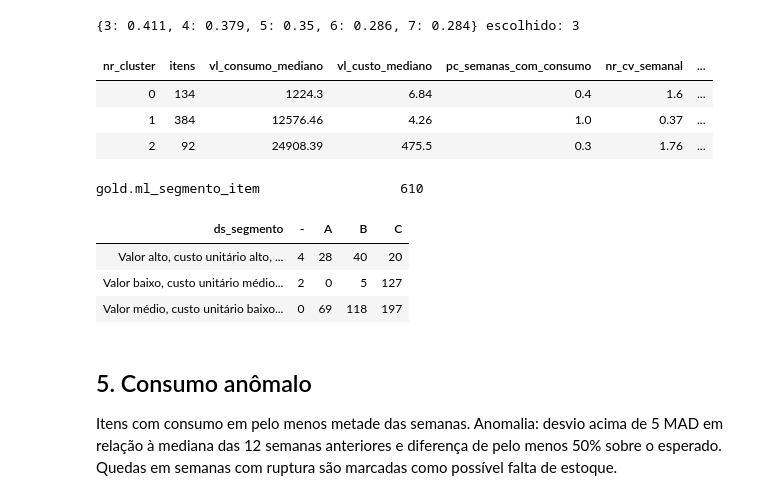
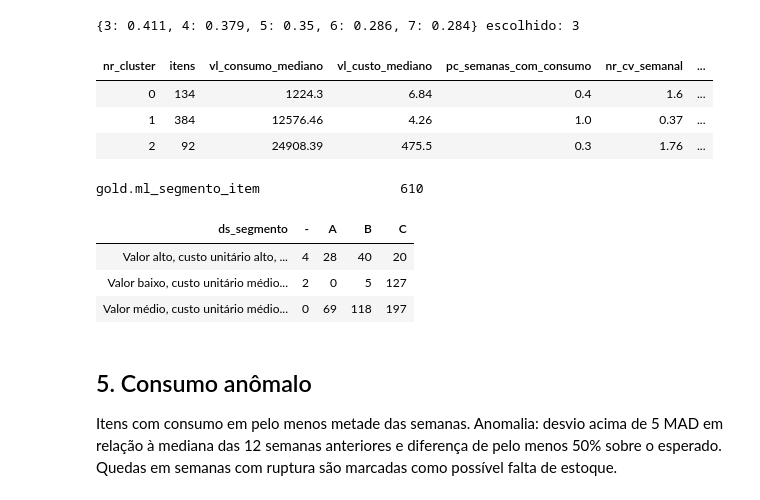
Before and after one commit to 1Pereira/estoque-hospitalar-lakehouse, a Jupyter notebook: notebooks/Gold_to_ML.ipynb, the cells around one changed output. Saved outputs shown, nothing was run; the diff lists cells and outputs as text; code cells hidden in the pictures.

Commit message:
fix(ml): rotula segmentos comparando com os tercis de todos os itens

```diff
--- a/notebooks/Gold_to_ML.ipynb
+++ b/notebooks/Gold_to_ML.ipynb
@@ -350,39 +350,43 @@ resumo = perfil.groupby("nr_cluster").agg(
 ).reset_index()
 
 
-def nivel(serie):
-    # Classifica as medianas dos clusters em terços: baixo, médio, alto
-    return pd.qcut(serie.rank(method="first"), 3, labels=["baixo", "médio", "alto"]).astype(str) if len(serie) >= 3 else "médio"
+def nivel(valor_cluster, valores_itens):
+    # Compara a mediana do cluster com os tercis de todos os itens, e não com os outros clusters
+    t1, t2 = np.nanquantile(valores_itens, [1 / 3, 2 / 3])
+    return np.select([valor_cluster <= t1, valor_cluster <= t2], ["baixo", "médio"], "alto")
 
 
 resumo["ds_segmento"] = (
-    "Valor " + nivel(resumo["vl_consumo_mediano"])
-    + ", custo unitário " + nivel(resumo["vl_custo_mediano"])
+    "Valor " + nivel(resumo["vl_consumo_mediano"], perfil["vl_consumo_total"])
+    + ", custo unitário " + nivel(resumo["vl_custo_mediano"], perfil["vl_custo_medio"])
     + ", consumo " + np.where(resumo["pc_semanas_com_consumo"] >= 0.7, "regular", "intermitente")
 )
+# Clusters com o mesmo perfil recebem o número do cluster para não se confundirem
+duplicado = resumo["ds_segmento"].duplicated(keep=False)
+resumo.loc[duplicado, "ds_segmento"] += " (" + resumo.loc[duplicado, "nr_cluster"].astype(str) + ")"
 display(resumo.round(2))
 
 segmento = perfil.merge(resumo[["nr_cluster", "ds_segmento"]], on="nr_cluster")
 segmento = segmento.merge(
     spark.table("gold.mart_curva_abc_xyz").select("cd_material", "ds_classe_abc", "ds_classe_xyz").toPandas(),
     on="cd_material", how="left",
 )
 segmento = segmento[["cd_material", "ds_material", "ds_grupo", "nr_cluster", "ds_segmento", "ds_classe_abc", "ds_classe_xyz",
                      "vl_consumo_total", "vl_custo_medio", "pc_semanas_com_consumo", "nr_cv_semanal",
                      "qt_dias_cobertura_medio", "pc_perda"]]
 gravar(segmento, "ml_segmento_item", "Segmentação de itens por K-Means sobre consumo, custo, regularidade e cobertura")
 
 display(pd.crosstab(segmento["ds_segmento"], segmento["ds_classe_abc"].fillna("-")).reset_index())
 # %% [output]
 | nr_cluster | itens | vl_consumo_mediano | vl_custo_mediano | pc_semanas_com_consumo | nr_cv_semanal | ... |
 | 0 | 134 | 1224.3 | 6.84 | 0.4 | 1.6 | ... |
 | 1 | 384 | 12576.46 | 4.26 | 1.0 | 0.37 | ... |
 | 2 | 92 | 24908.39 | 475.5 | 0.3 | 1.76 | ... |
 gold.ml_segmento_item                  610
 | ds_segmento | - | A | B | C |
 | Valor alto, custo unitário alto, ... | 4 | 28 | 40 | 20 |
 | Valor baixo, custo unitário médio... | 2 | 0 | 5 | 127 |
-| Valor médio, custo unitário baixo... | 0 | 69 | 118 | 197 |
+| Valor médio, custo unitário médio... | 0 | 69 | 118 | 197 |
 # %% [markdown]
 ## 5. Consumo anômalo
 
```
